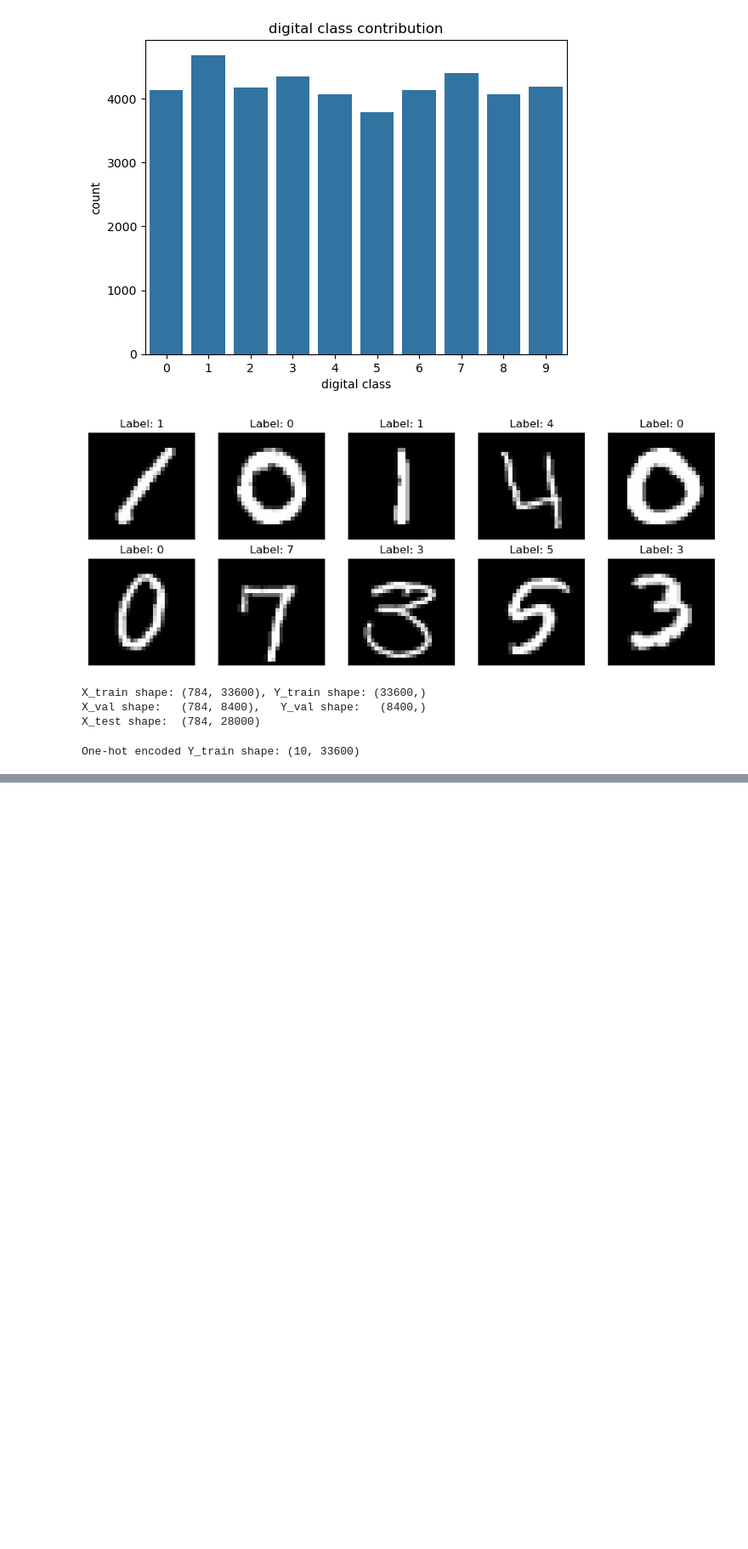
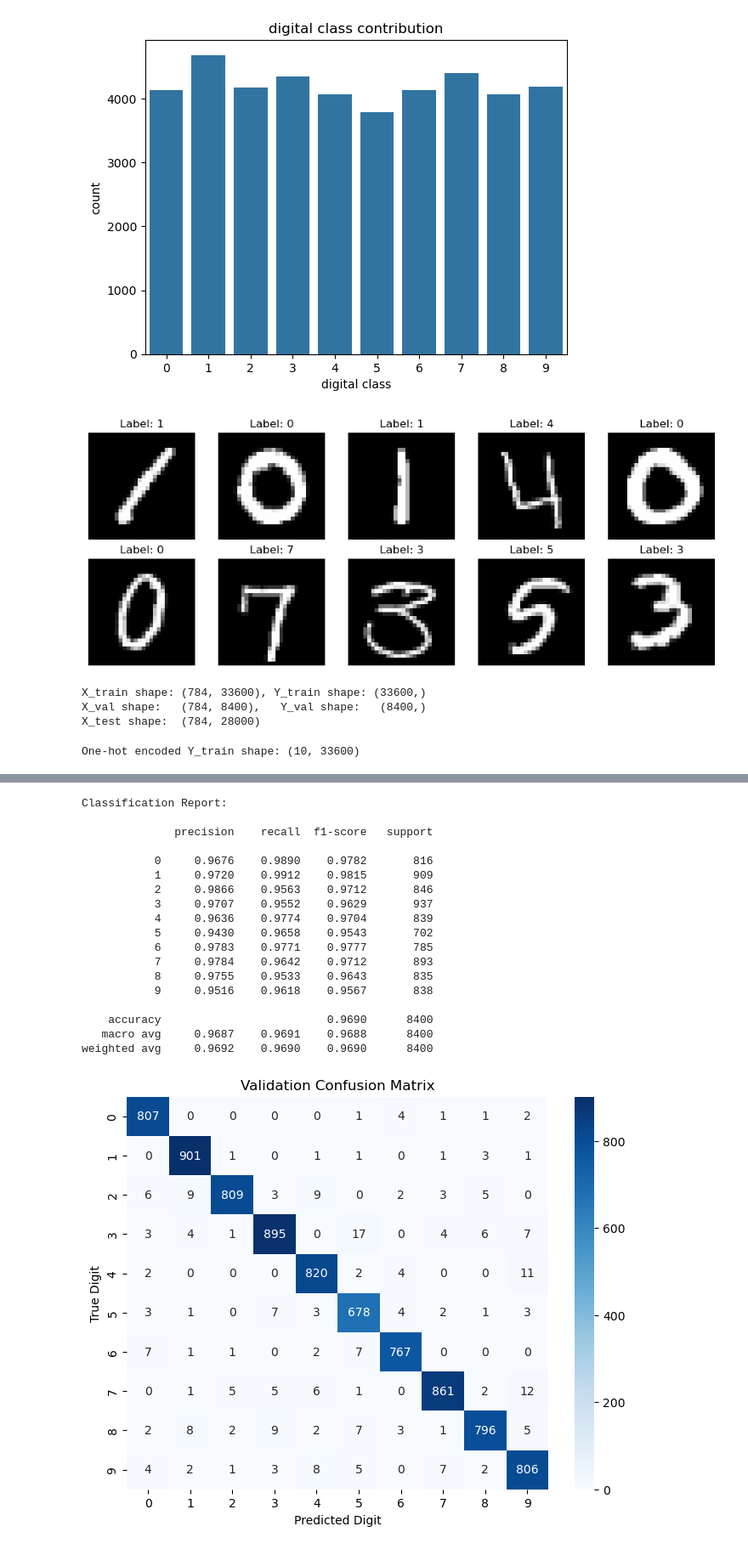
Before and after one commit to HackSlashNITP/Gray-Interface-26, a Jupyter notebook: Kirti/Task5/task5.ipynb, the cells around one changed output, grey strips where cells are left out. Shown at 85% size. Saved outputs shown, nothing was run; the diff lists cells and outputs as text; code cells hidden in the pictures; blank space fills up the shorter version.

```diff
--- a/Kirti/Task5/task5.ipynb
+++ b/Kirti/Task5/task5.ipynb
@@ -250,0 +332,39 @@ baseline_params, baseline_history = train_model(
+# %%
+from sklearn.metrics import classification_report, confusion_matrix
+
+
+A2_val_best, _ = forward_propagation(X_val, params_exp1)
+val_preds = get_predictions(A2_val_best)
+
+
+print("Classification Report:\n")
+print(classification_report(Y_val, val_preds, digits=4))
+
+
+cm = confusion_matrix(Y_val, val_preds)
+plt.figure(figsize=(8, 6))
+sns.heatmap(cm, annot=True, fmt='d', cmap='Blues', xticklabels=range(10), yticklabels=range(10))
+plt.title('Validation Confusion Matrix')
+plt.xlabel('Predicted Digit')
+plt.ylabel('True Digit')
+plt.show()
+# %% [output]
+Classification Report:
+
+              precision    recall  f1-score   support
+
+           0     0.9676    0.9890    0.9782       816
+           1     0.9720    0.9912    0.9815       909
+           2     0.9866    0.9563    0.9712       846
+           3     0.9707    0.9552    0.9629       937
+           4     0.9636    0.9774    0.9704       839
+           5     0.9430    0.9658    0.9543       702
+           6     0.9783    0.9771    0.9777       785
+           7     0.9784    0.9642    0.9712       893
+           8     0.9755    0.9533    0.9643       835
+           9     0.9516    0.9618    0.9567       838
+
+    accuracy                         0.9690      8400
+   macro avg     0.9687    0.9691    0.9688      8400
+weighted avg     0.9692    0.9690    0.9690      8400
+[figure, added]
```
Also changed, not shown: parts of 5 cells of this notebook, 2 other files.
